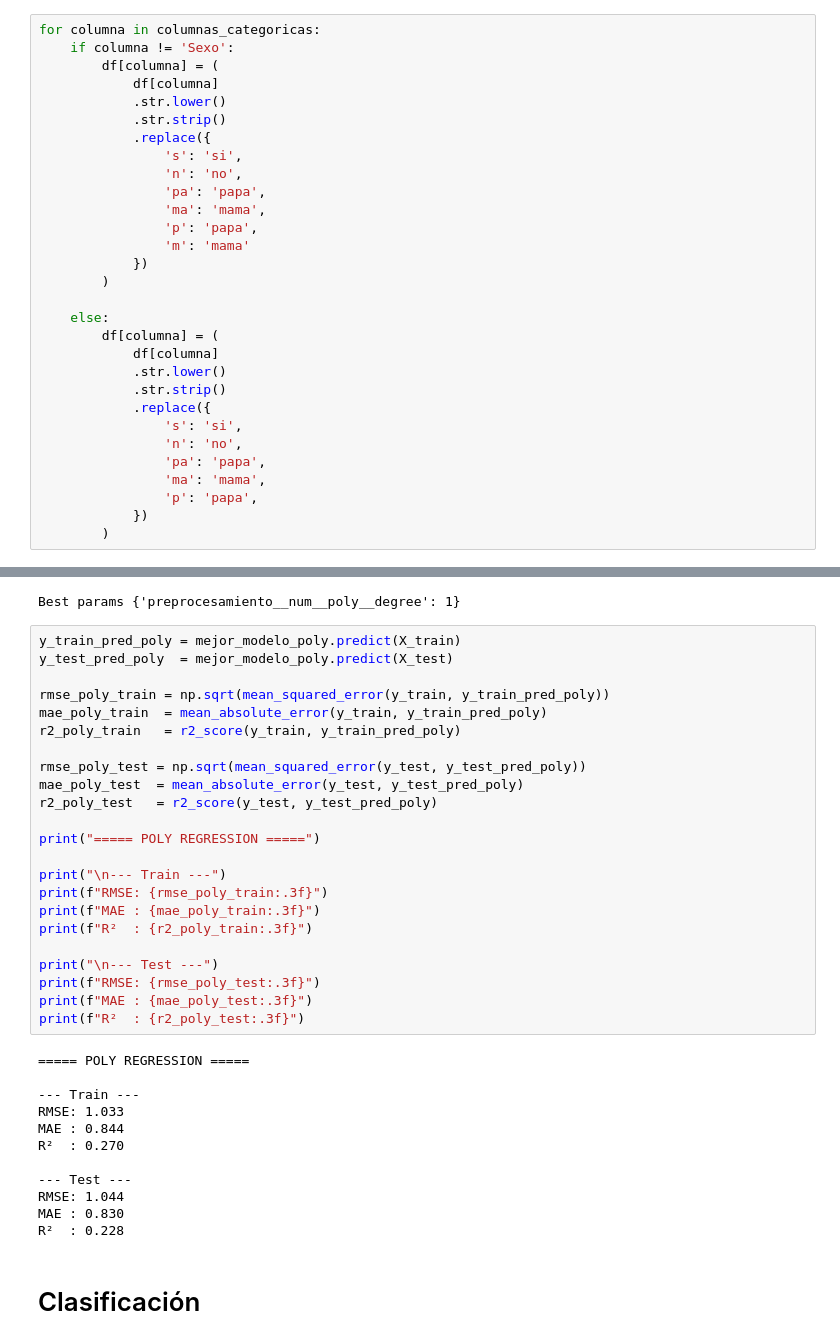
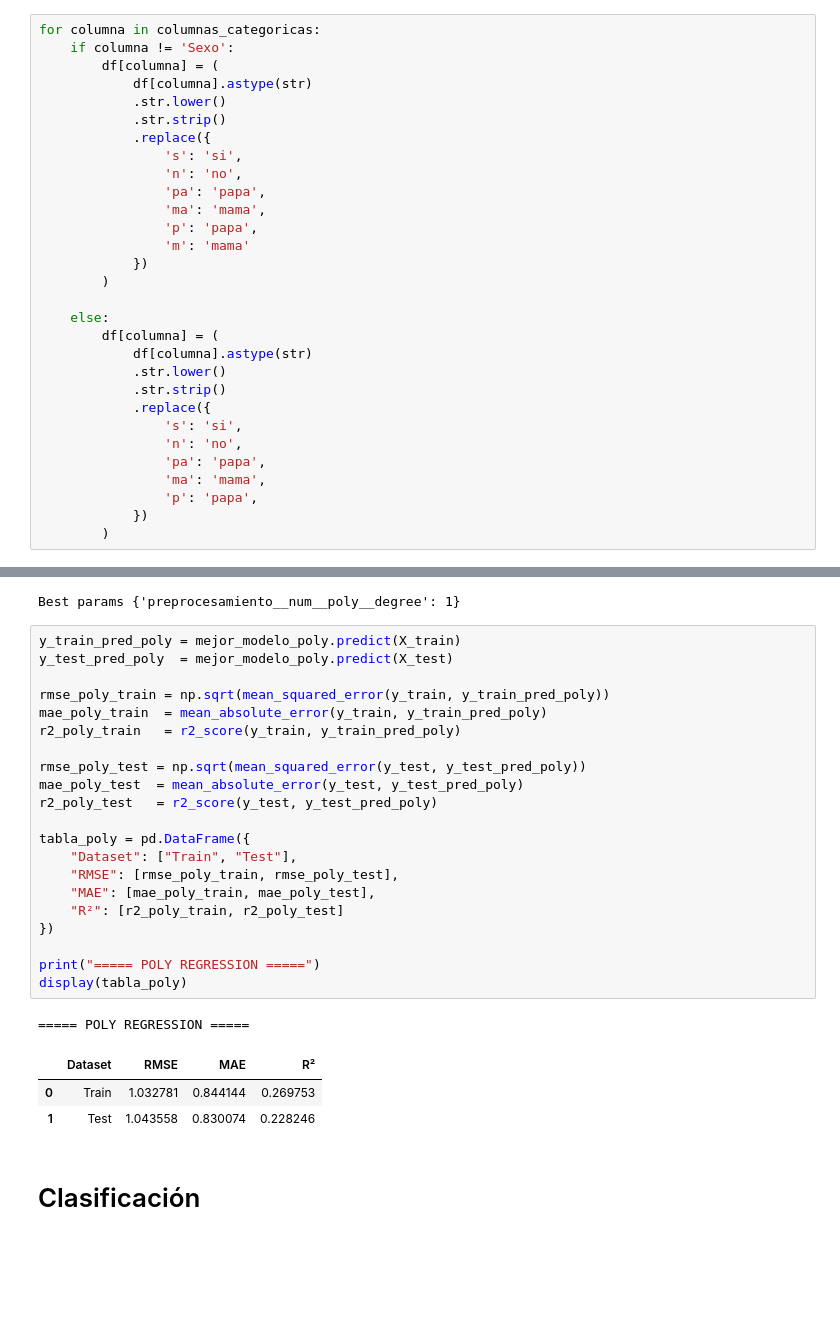
Before and after one commit to mattiaricc05/MaterialDeClase-ISIS-2611, a Jupyter notebook: Práctica Parcial/prueba.ipynb, the cells around one changed output, grey strips where cells are left out. Cells and saved outputs as stored; diff of their text form; blank space fills up the shorter version.

```diff
--- a/Práctica Parcial/prueba.ipynb
+++ b/Práctica Parcial/prueba.ipynb
@@ -120,7 +120,7 @@ Length: 4, dtype: str
 for columna in columnas_categoricas:
     if columna != 'Sexo':
         df[columna] = (
-            df[columna]
+            df[columna].astype(str)
             .str.lower()
             .str.strip()
             .replace({
@@ -135,7 +135,7 @@ for columna in columnas_categoricas:
 
     else:
         df[columna] = (
-            df[columna]
+            df[columna].astype(str)
             .str.lower()
             .str.strip()
             .replace({
@@ -470,38 +470,29 @@ Best params {'preprocesamiento__num__poly__degree': 1}
 # %%
 y_train_pred_poly = mejor_modelo_poly.predict(X_train)
 y_test_pred_poly  = mejor_modelo_poly.predict(X_test)
 
 rmse_poly_train = np.sqrt(mean_squared_error(y_train, y_train_pred_poly))
 mae_poly_train  = mean_absolute_error(y_train, y_train_pred_poly)
 r2_poly_train   = r2_score(y_train, y_train_pred_poly)
 
 rmse_poly_test = np.sqrt(mean_squared_error(y_test, y_test_pred_poly))
 mae_poly_test  = mean_absolute_error(y_test, y_test_pred_poly)
 r2_poly_test   = r2_score(y_test, y_test_pred_poly)
 
+tabla_poly = pd.DataFrame({
+    "Dataset": ["Train", "Test"],
+    "RMSE": [rmse_poly_train, rmse_poly_test],
+    "MAE": [mae_poly_train, mae_poly_test],
+    "R²": [r2_poly_train, r2_poly_test]
+})
+
 print("===== POLY REGRESSION =====")
-
-print("\n--- Train ---")
-print(f"RMSE: {rmse_poly_train:.3f}")
-print(f"MAE : {mae_poly_train:.3f}")
-print(f"R²  : {r2_poly_train:.3f}")
-
-print("\n--- Test ---")
-print(f"RMSE: {rmse_poly_test:.3f}")
-print(f"MAE : {mae_poly_test:.3f}")
-print(f"R²  : {r2_poly_test:.3f}")
+display(tabla_poly)
 # %% [output]
 ===== POLY REGRESSION =====
-
---- Train ---
-RMSE: 1.033
-MAE : 0.844
-R²  : 0.270
-
---- Test ---
-RMSE: 1.044
-MAE : 0.830
-R²  : 0.228
+|  | Dataset | RMSE | MAE | R² |
+| 0 | Train | 1.032781 | 0.844144 | 0.269753 |
+| 1 | Test | 1.043558 | 0.830074 | 0.228246 |
 # %% [markdown]
 # Clasificación
 # %%
```
Also changed, not shown: parts of 9 cells of this notebook, 14 other files.
